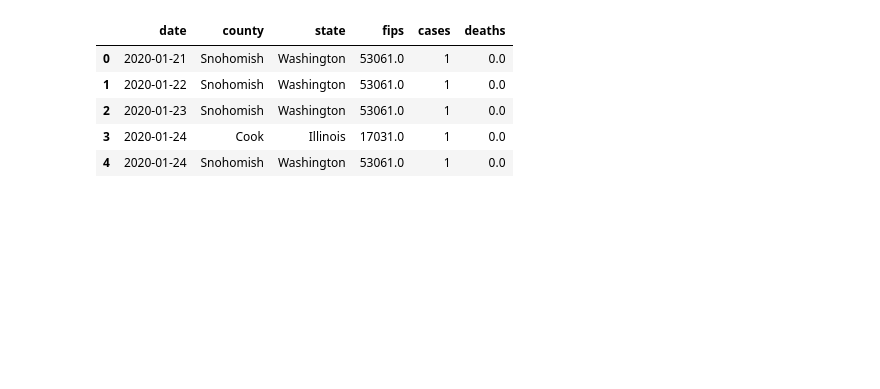
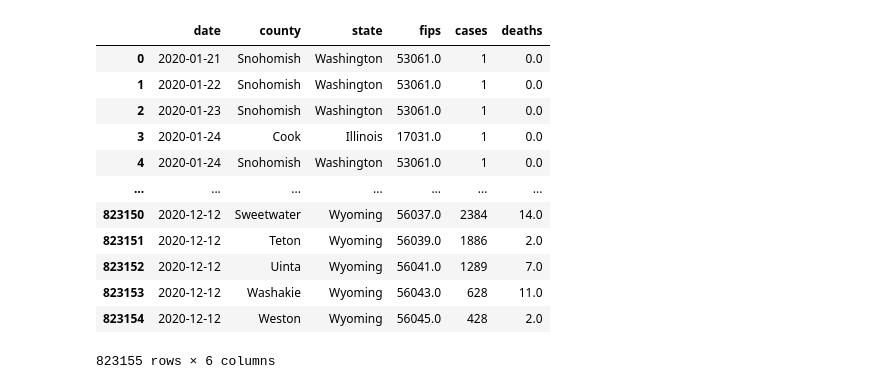
Before and after one commit to jaminotte/hillsborough_covid_odds, a Jupyter notebook: Hills County Covid Density.ipynb, the cells around one changed output. Saved outputs shown, nothing was run; the diff lists cells and outputs as text; code cells hidden in the pictures; blank space fills up the shorter version.

```diff
--- a/Hills County Covid Density.ipynb
+++ b/Hills County Covid Density.ipynb
@@ -10,12 +19,19 @@ hillspop = 1471968 # population of hillsborough county florida for density calcs
 # %%
 df = pd.read_csv(url) # read in the csv from the NYT
 # %%
-df.head() # ensure that worked
+df # ensure that worked
 # %% [output]
 |  | date | county | state | fips | cases | deaths |
 | 0 | 2020-01-21 | Snohomish | Washington | 53061.0 | 1 | 0.0 |
 | 1 | 2020-01-22 | Snohomish | Washington | 53061.0 | 1 | 0.0 |
 | 2 | 2020-01-23 | Snohomish | Washington | 53061.0 | 1 | 0.0 |
 | 3 | 2020-01-24 | Cook | Illinois | 17031.0 | 1 | 0.0 |
 | 4 | 2020-01-24 | Snohomish | Washington | 53061.0 | 1 | 0.0 |
+| ... | ... | ... | ... | ... | ... | ... |
+| 823150 | 2020-12-12 | Sweetwater | Wyoming | 56037.0 | 2384 | 14.0 |
+| 823151 | 2020-12-12 | Teton | Wyoming | 56039.0 | 1886 | 2.0 |
+| 823152 | 2020-12-12 | Uinta | Wyoming | 56041.0 | 1289 | 7.0 |
+| 823153 | 2020-12-12 | Washakie | Wyoming | 56043.0 | 628 | 11.0 |
+| 823154 | 2020-12-12 | Weston | Wyoming | 56045.0 | 428 | 2.0 |
+823155 rows × 6 columns
 # %%
```
Also changed, not shown: parts of 13 cells of this notebook.
